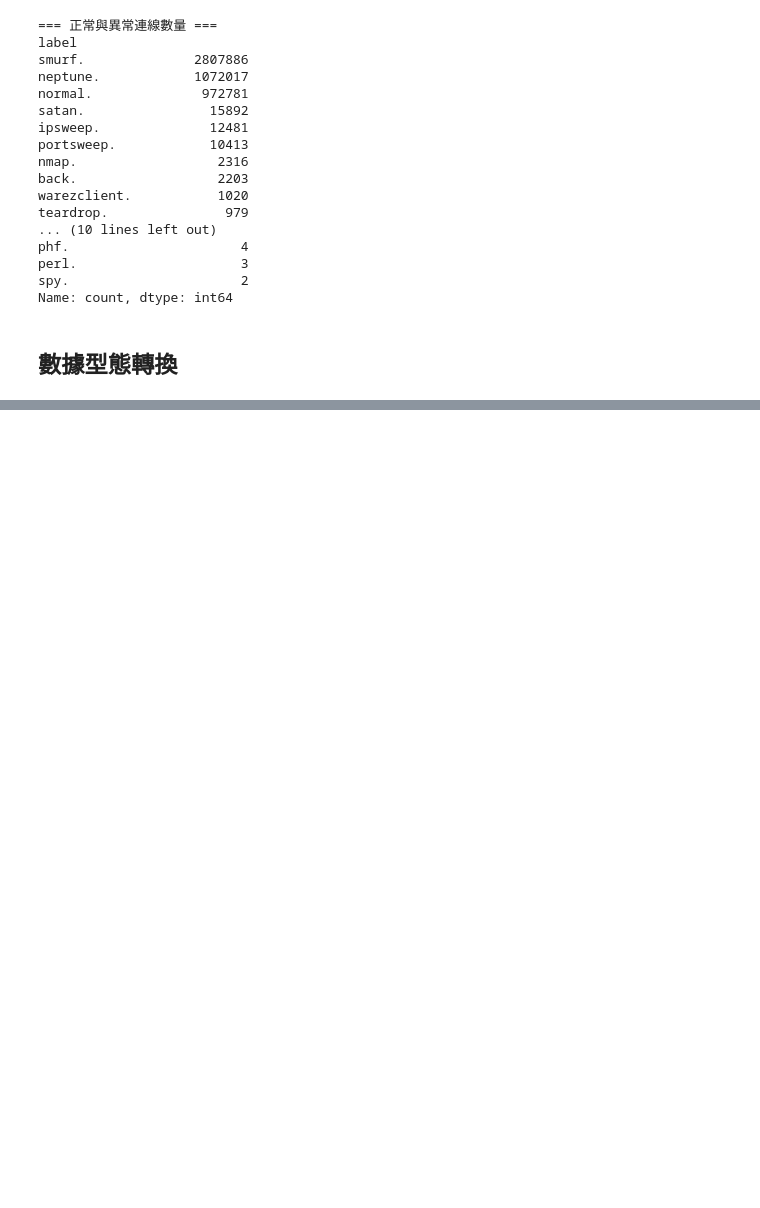
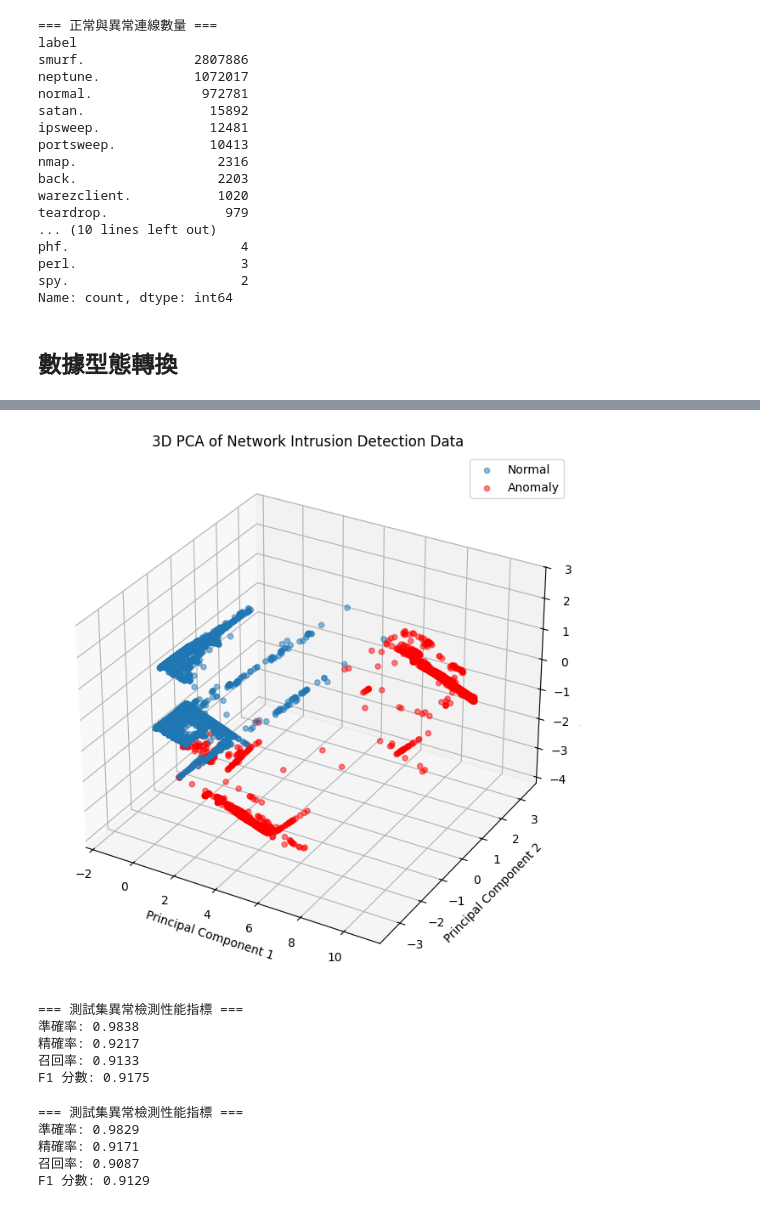
Before and after one commit to jonascheng/anomalyebook, a Jupyter notebook: 07_network-intrusion-detection.ipynb, the cells around one changed output, grey strips where cells are left out. Drawn from its saved outputs; the diff is of its cells as text; code cells hidden in the pictures; blank space fills up the shorter version.

```diff
--- a/07_network-intrusion-detection.ipynb
+++ b/07_network-intrusion-detection.ipynb
@@ -172,0 +310,18 @@ array([[-6.68331854e-02, -1.72038228e-03,  6.81884351e-02,
+# %%
+# 使用 3D PCA 繪製降維後的數據分佈圖表
+from mpl_toolkits.mplot3d import Axes3D
+
+pca = PCA(n_components=3)
+X_reduced_3d = pca.fit_transform(X_train_scaled)
+fig = plt.figure(figsize=(10, 8))
+ax = fig.add_subplot(111, projection='3d')
+ax.scatter(X_reduced_3d[y_train == 0, 0], X_reduced_3d[y_train == 0, 1], X_reduced_3d[y_train == 0, 2], label='Normal', alpha=0.5)
+ax.scatter(X_reduced_3d[y_train == 1, 0], X_reduced_3d[y_train == 1, 1], X_reduced_3d[y_train == 1, 2], label='Anomaly', alpha=0.5, color='r')
+ax.set_title('3D PCA of Network Intrusion Detection Data')
+ax.set_xlabel('Principal Component 1')
+ax.set_ylabel('Principal Component 2')
+ax.set_zlabel('Principal Component 3')
+ax.legend()
+plt.show()
+# %% [output]
+[figure, added]
@@ -172,0 +343,20 @@ array([[-6.68331854e-02, -1.72038228e-03,  6.81884351e-02,
+# %%
+# 計算準確率、召回率和 F1 分數
+from sklearn.metrics import accuracy_score, precision_score, recall_score, f1_score
+
+accuracy = accuracy_score(y_test, y_pred)
+precision = precision_score(y_test, y_pred)
+recall = recall_score(y_test, y_pred)
+f1 = f1_score(y_test, y_pred)
+
+print("\n=== 測試集異常檢測性能指標 ===")
+print(f"準確率: {accuracy:.4f}")
+print(f"精確率: {precision:.4f}")
+print(f"召回率: {recall:.4f}")
+print(f"F1 分數: {f1:.4f}")
+# %% [output]
+=== 測試集異常檢測性能指標 ===
+準確率: 0.9838
+精確率: 0.9217
+召回率: 0.9133
+F1 分數: 0.9175
@@ -172,0 +381,20 @@ array([[-6.68331854e-02, -1.72038228e-03,  6.81884351e-02,
+# %%
+# 計算準確率、召回率和 F1 分數
+from sklearn.metrics import accuracy_score, precision_score, recall_score, f1_score
+
+accuracy = accuracy_score(y_test, y_pred)
+precision = precision_score(y_test, y_pred)
+recall = recall_score(y_test, y_pred)
+f1 = f1_score(y_test, y_pred)
+
+print("\n=== 測試集異常檢測性能指標 ===")
+print(f"準確率: {accuracy:.4f}")
+print(f"精確率: {precision:.4f}")
+print(f"召回率: {recall:.4f}")
+print(f"F1 分數: {f1:.4f}")
+# %% [output]
+=== 測試集異常檢測性能指標 ===
+準確率: 0.9829
+精確率: 0.9171
+召回率: 0.9087
+F1 分數: 0.9129
```
Also changed, not shown: parts of 17 cells of this notebook.
